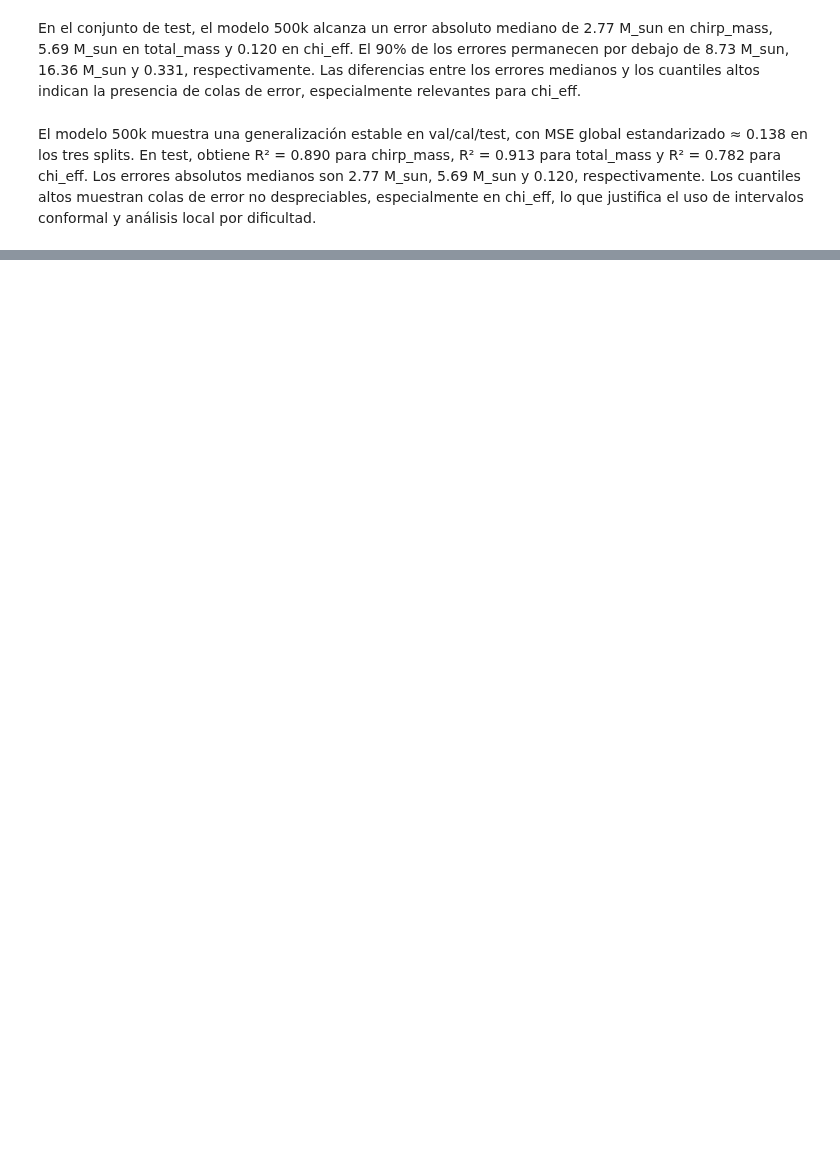
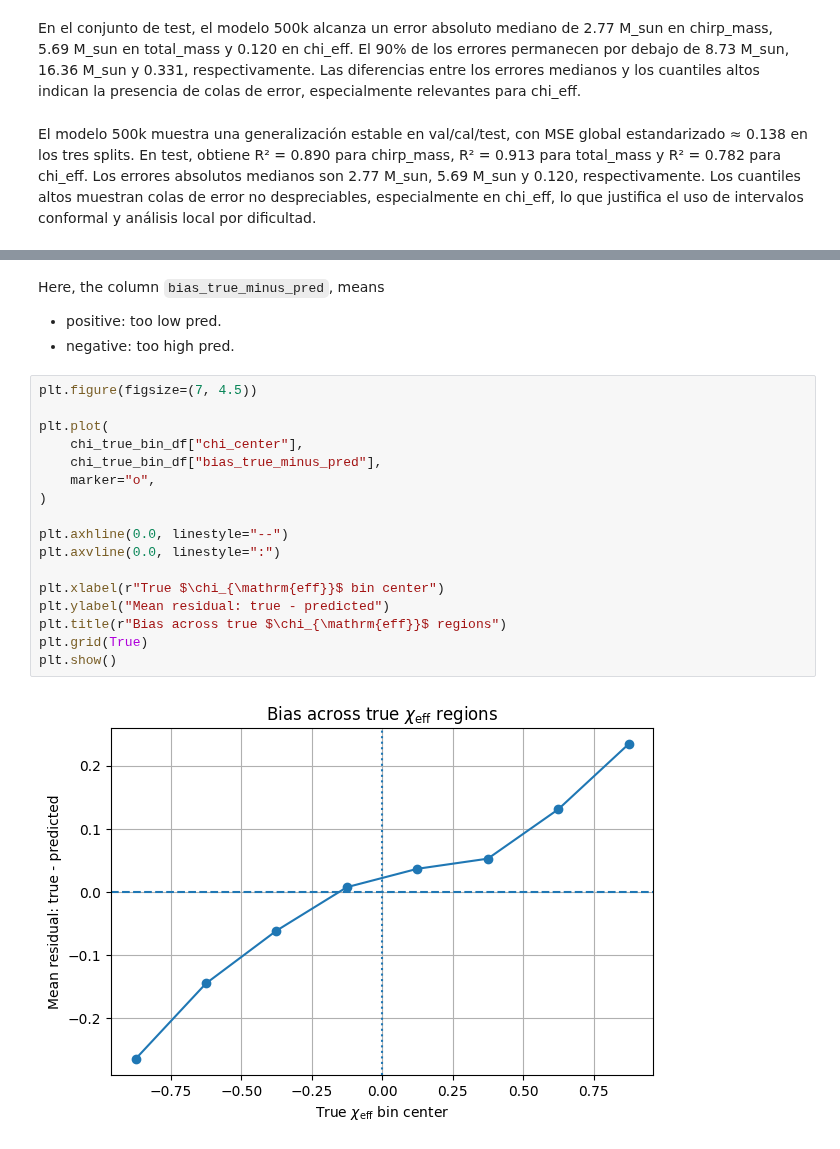
Before and after one commit to victorsh13/Gravitational-Waves-Lab, a Jupyter notebook: cbc_pe/notebooks/03_cnn_evaluation_hdf5_demo.ipynb, the cells around one changed output, grey strips where cells are left out. Saved outputs shown, nothing was run; the diff lists cells and outputs as text; blank space fills up the shorter version.

````diff
--- a/cbc_pe/notebooks/03_cnn_evaluation_hdf5_demo.ipynb
+++ b/cbc_pe/notebooks/03_cnn_evaluation_hdf5_demo.ipynb
@@ -1121,0 +1385,24 @@ El modelo 500k muestra una generalización estable en val/cal/test, con MSE glob
+# %% [markdown]
+Here, the column ```bias_true_minus_pred```, means
+
+- positive: too low pred.
+- negative: too high pred.
+# %%
+plt.figure(figsize=(7, 4.5))
+
+plt.plot(
+    chi_true_bin_df["chi_center"],
+    chi_true_bin_df["bias_true_minus_pred"],
+    marker="o",
+)
+
+plt.axhline(0.0, linestyle="--")
+plt.axvline(0.0, linestyle=":")
+
+plt.xlabel(r"True $\chi_{\mathrm{eff}}$ bin center")
+plt.ylabel("Mean residual: true - predicted")
+plt.title(r"Bias across true $\chi_{\mathrm{eff}}$ regions")
+plt.grid(True)
+plt.show()
+# %% [output]
+[figure, added]
````
Also changed, not shown: parts of 42 cells of this notebook.
